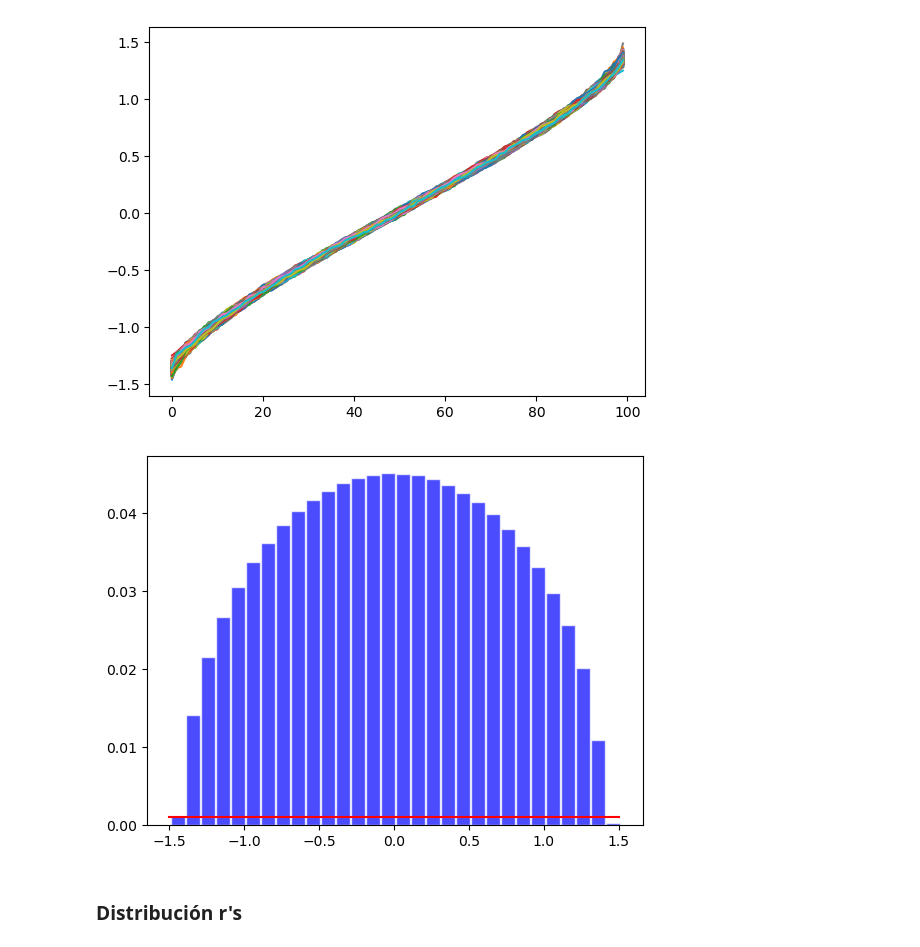
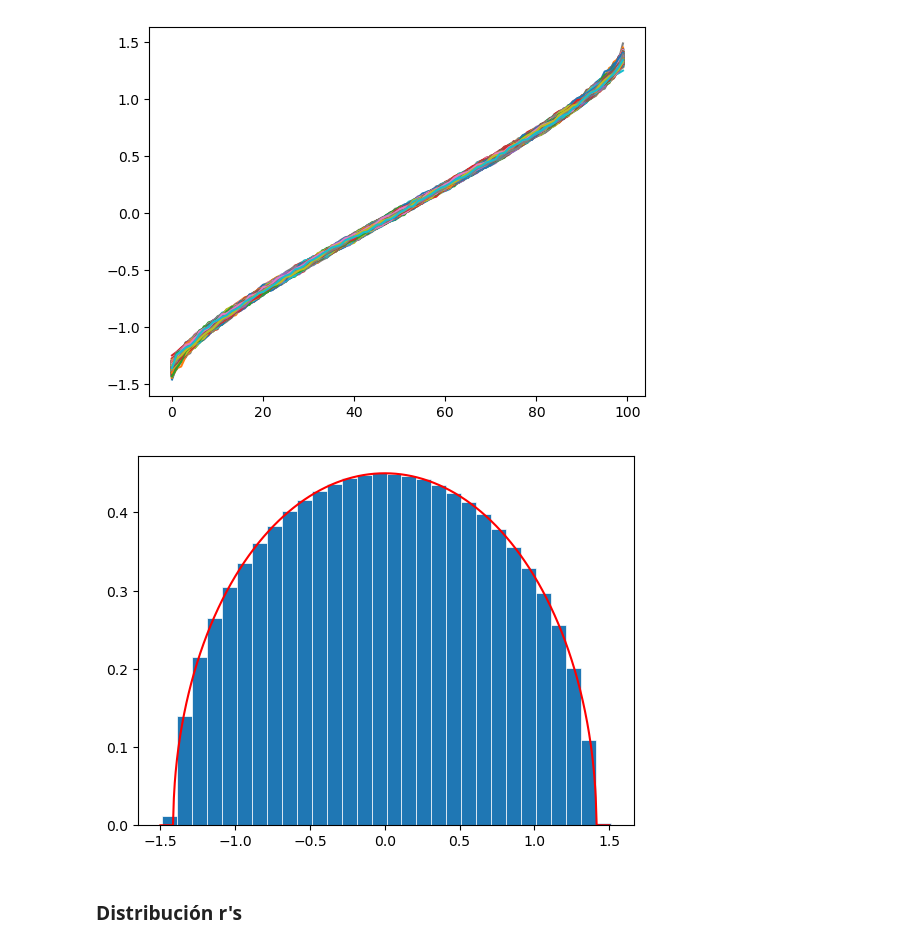
Before and after one commit to Michicol/Archivos-Practicas, a Jupyter notebook: GUE.ipynb, the cells around one changed output. Cells and saved outputs as stored; diff of their text form; code cells hidden in the pictures.

```diff
--- a/GUE.ipynb
+++ b/GUE.ipynb
@@ -165,3 +167,7 @@ EvalEns = np.concatenate(EvalEns)
+# %%
+df = pd.read_csv("EnsambleGUE.dat", sep=" ",names=['Evals'])
+# %%
+EvalEns = np.array(df['Evals'])
 # %%
 plt.figure()
 
@@ -173,7 +179,7 @@ plt.show()
 [figure]
 # %%
 xlam = np.linspace(-1.5,1.5,1000)
-plam = densidad.Plam(xlam)
+plam = densidad.SemiCicle(xlam)
 # %%
 hisEns, binEns = np.histogram(EvalEns,bins=30)
 # %%
@@ -182,15 +188,15 @@ bin_centers = (binEns[:-1] + binEns[1:]) / 2
 # %%
 plt.figure()
 
-#plt.hist(Eval,bins=30,density=True,linewidth=0.5, edgecolor="white")
-plt.bar(bin_centers, hisEnsNorm, width=bin[1]-bin[0],
+plt.hist(EvalEns,bins=30,density=True,linewidth=0.5, edgecolor="white")
+""" plt.bar(bin_centers, hisEnsNorm, width=bin[1]-bin[0],
        alpha=0.7, color='blue', edgecolor='white', label='Normalizados')
-
+ """
 plt.plot(xlam,plam,c='r')
 
 plt.show()
 # %% [output]
-[figure, old version]
+[figure, new version]
 # %% [markdown]
 ### Distribución r's
 # %%
```
Also changed, not shown: parts of 8 cells of this notebook, 1 other file.
